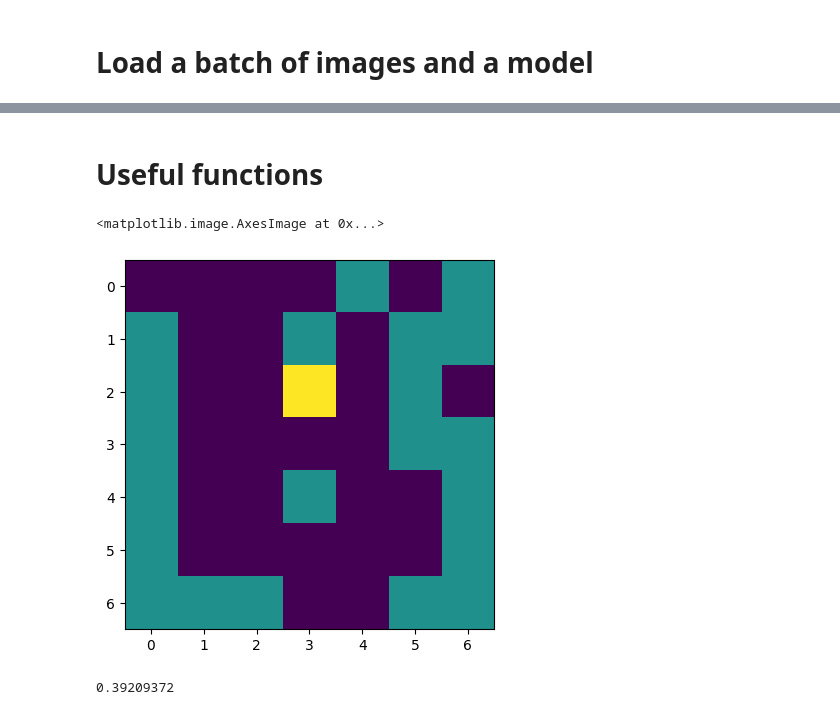
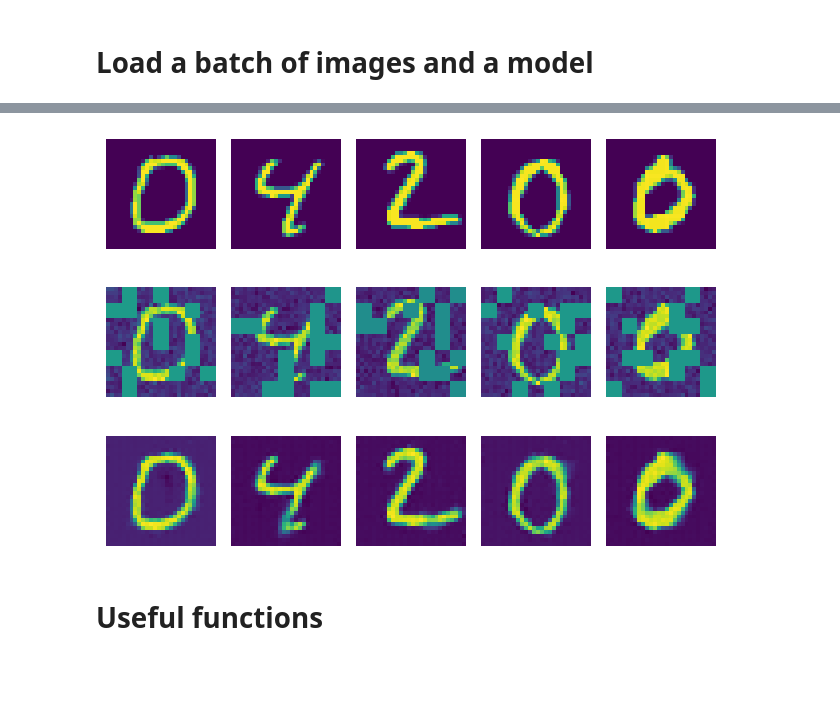
Before and after one commit to leogagnon/columns, a Jupyter notebook: src/sandbox.ipynb, the cells around one changed output, grey strips where cells are left out. Cells and saved outputs as stored; diff of their text form; code cells hidden in the pictures; blank space fills up the shorter version.

```diff
--- a/src/sandbox.ipynb
+++ b/src/sandbox.ipynb
@@ -9,7 +16,8 @@ import numpy as np
 # %% [markdown]
 # Load a batch of images and a model
 # %%
-# Get dataloader
-dm = MNISTDataset(data_dir='datasets', batch_size=32)
+# Get dataloader, generate a batch
+dm = MNISTDataset(data_dir=os.environ['SCRATCH']+'/datasets', batch_size=32)
 dm.setup(stage='test')
 dataloader = dm.test_dataloader()
+clean, corrupt = next(iter(dataloader))[0]
@@ -25,0 +24,6 @@ glom.load_from_checkpoint('model_nolatent');
+# %%
+# Load checkpoint with appropriate config, print config
+run = wandb.init()
+artifact = run.use_artifact('leogagnon/GLOM/model-26ii3vso:v7', type='model')
+glom = GLOM.load_from_checkpoint(os.path.join(artifact.download(),'model.ckpt'));
+run.finish(quiet=True)
@@ -26,6 +39,12 @@ glom.load_from_checkpoint('model_nolatent');
 # %%
+# Run the batch of data through the model, compute loss
 embedding = glom.encoder(corrupt)
+
 state = repeat(glom.init_column, 'l d -> b n l d', b=embedding.shape[0], n=embedding.shape[1])
+for _ in range(5):
+    state, latent_recon, (bu, td, lat) = glom.forward(embedding, state)
 
-for _ in range(5):
-    state, reconstruction, (bu, td, lat) = glom.forward(embedding, state)
+reconstruction = glom.decoder(latent_recon).detach()
+state = state.detach()
+
+float(mse_loss(reconstruction, clean))
@@ -68,2 +72,8 @@ tensor([[ 9.9073e-02,  6.0271e-02,  2.4850e-01,  3.6581e-01, -4.6550e-02,
+# %%
+# Print random samples
+idx = random.sample(list(np.arange(len(clean))), 5)
+show_image_grid(clean[idx], corrupt[idx], reconstruction[idx], grid=False)
+# %% [output]
+[figure, added]
 # %% [markdown]
 # Useful functions
@@ -75,14 +79,0 @@ from sklearn.cluster import AgglomerativeClustering
-# %%
-level = state[10,:,0].detach().numpy()
-
-clustering = AgglomerativeClustering(n_clusters=3, affinity='euclidean', linkage='ward')
-labels = clustering.fit_predict(level)
-
-plt.imshow(labels.reshape((7,7)))
-# %% [output]
-<matplotlib.image.AxesImage at 0x...>
-[figure, removed]
-# %%
-np.abs(level.reshape((7,7,64))[0,3]- level.reshape((7,7,64))[2,1]).mean()
-# %% [output]
-0.39209372
```
Also changed, not shown: parts of 24 cells of this notebook, 11 other files.
